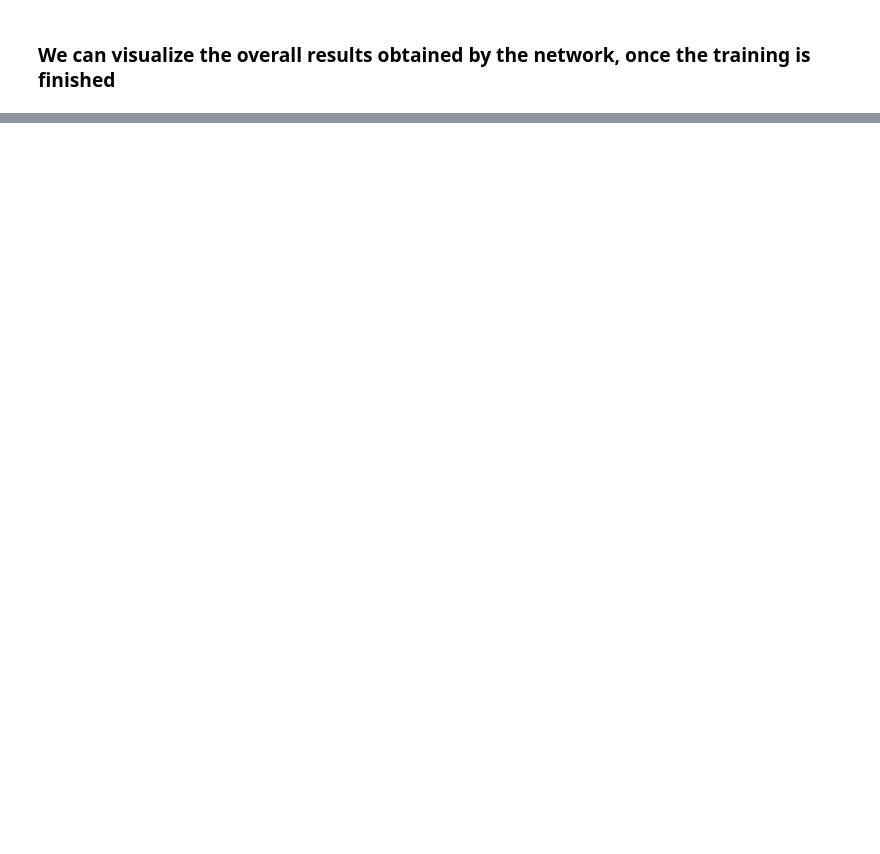
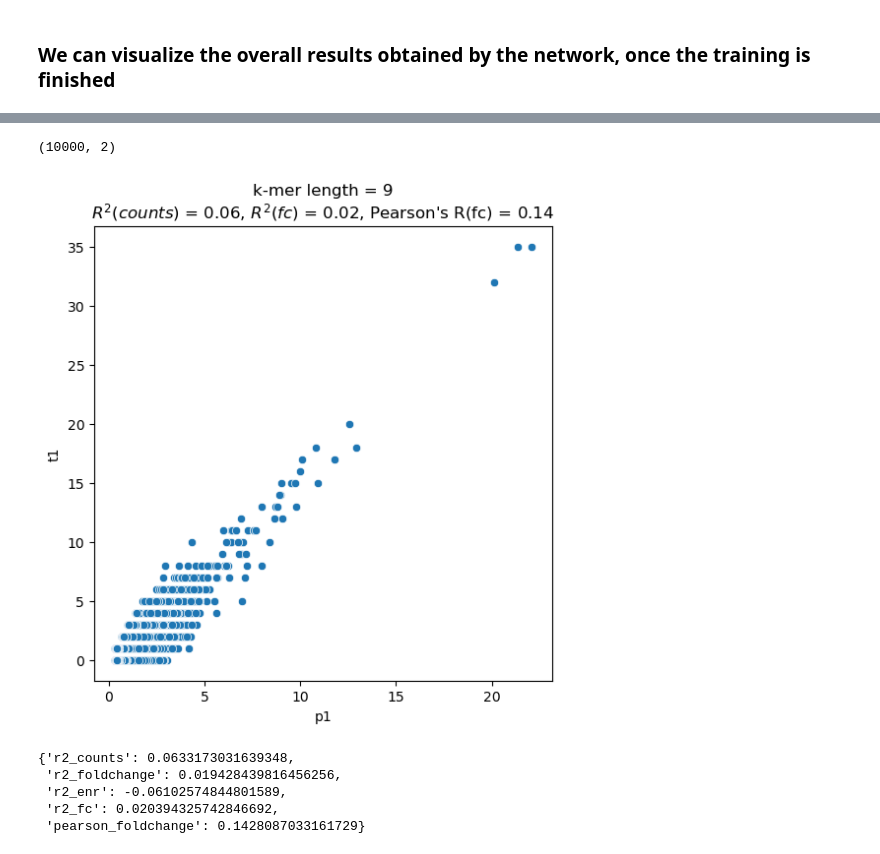
Before and after one commit to theislab/mubind, a Jupyter notebook: notebooks/batch/01_CTCF_two_batches.ipynb, the cells around one changed output, grey strips where cells are left out. Saved outputs shown, nothing was run; the diff lists cells and outputs as text; code cells hidden in the pictures; blank space fills up the shorter version.

```diff
--- a/notebooks/batch/01_CTCF_two_batches.ipynb
+++ b/notebooks/batch/01_CTCF_two_batches.ipynb
@@ -217,0 +263,15 @@ tensor([[ 0.7396, -0.7396]], device='cuda:0', requires_grad=True)
+# %%
+
+
+from matplotlib import rcParams
+rcParams['figure.figsize'] = 5, 1
+# %%
+# TODO: skipped for now
+n_rounds = 2
+
+print('loading object (# entries)', data.shape[0])
+dataset = mb.datasets.SelexDataset(data, n_rounds=n_rounds, labels=[0, 1])
+train = tdata.DataLoader(dataset=dataset,
+                         # batch_size=256,
+                         batch_size=512,
+                         shuffle=False)
@@ -217,0 +361,3 @@ tensor([[ 0.7396, -0.7396]], device='cuda:0', requires_grad=True)
+# %%
+model = model_by_k
+mb.tl.scores(model, train)
@@ -217,0 +387,15 @@ tensor([[ 0.7396, -0.7396]], device='cuda:0', requires_grad=True)
+# %%
+rcParams['figure.figsize'] = 6, 6
+# %%
+train.dataset.rounds.shape
+# %% [output]
+(10000, 2)
+# %%
+mb.pl.kmer_enrichment(model, train, log_scale=False, style='scatter', ylab='t1', xlab='p1', k=9)
+# %% [output]
+[figure, added]
+{'r2_counts': 0.0633173031639348,
+ 'r2_foldchange': 0.019428439816456256,
+ 'r2_enr': -0.06102574844801589,
+ 'r2_fc': 0.020394325742846692,
+ 'pearson_foldchange': 0.1428087033161729}
```
Also changed, not shown: parts of 33 cells of this notebook, 1 other file.
